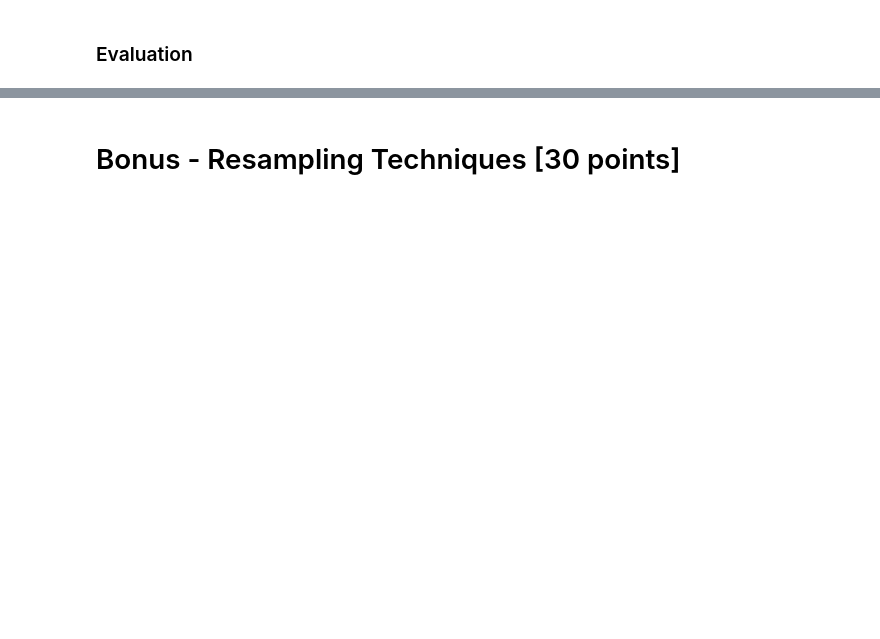
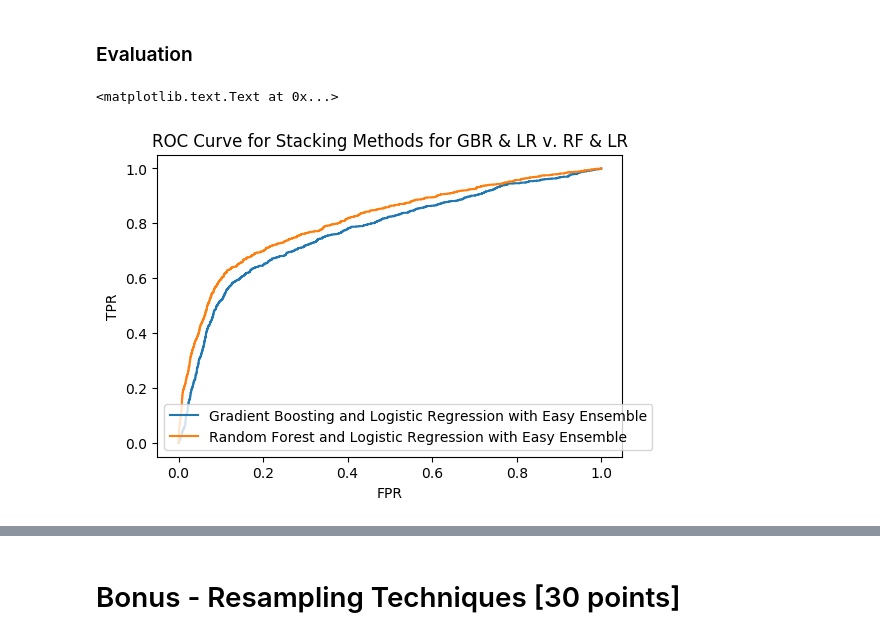
Before and after one commit to jagerhartman1/homework-iii-jagerhartman1-master, a Jupyter notebook: hw3_starter_notebook.ipynb, the cells around one changed output, grey strips where cells are left out. Drawn from its saved outputs; the diff is of its cells as text; code cells hidden in the pictures; blank space fills up the shorter version.

```diff
--- a/hw3_starter_notebook.ipynb
+++ b/hw3_starter_notebook.ipynb
@@ -1108,20 +1154,18 @@ from sklearn.feature_selection import RFE
 The classifiers are defined above in part 1 and part 2 for resampled logistic regression and gradient boosted classifier respectively.  The following is an implementation of poor man's stacking which doesn't include the cross validation step in normal stacking procedures.
 # %%
-reshaper = FunctionTransformer(lambda X_: np.rollaxis(X_, 1).reshape(-1,4)[:, 1::2], validate=False)
-
 voting = VotingClassifier([('resampled_lr', resampled_lr),
-                           ('gbrt', gbrt)],
+                           ('rf', grid_search_RF)],
                           voting = 'soft')
 
-stacking_1 = make_pipeline(voting, reshaper, LogisticRegression(C=100))
-stacking_1.fit(X_train, y_train)
+stacking_2 = make_pipeline(voting, reshaper, LogisticRegression(C=100))
+stacking_2.fit(X_train, y_train)
 
-y_pred = pd.DataFrame(stacking_1.predict_proba(X_test))[1]
+y_pred = pd.DataFrame(stacking_2.predict_proba(X_train))[1]
+print("train roc-auc", roc_auc_score(y_train, y_pred))
+
+y_pred = pd.DataFrame(stacking_2.predict_proba(X_test))[1]
 print("test roc-auc", roc_auc_score(y_test, y_pred))
 
-y_pred = pd.DataFrame(stacking_1.predict_proba(X_train))[1]
-print("train roc-auc", roc_auc_score(y_train, y_pred))
-
-score = roc_auc_score(y_train, y_pred)
-assert(score > 0.77)
+score_final = roc_auc_score(y_test, y_pred)
+print(score_final)
 # %% [output]
@@ -1203,0 +1215,18 @@ print("Confusion matrix:\n{}".format(confusion))
+# %%
+from sklearn.metrics import roc_curve
+
+props_1 = stacking_1.predict_proba(X_test)[:, 1]
+fpr_1, tpr_1, _ = roc_curve(y_test, props_1)
+plt.plot(fpr_1, tpr_1, label="Gradient Boosting and Logistic Regression with Easy Ensemble")
+
+props_2 = stacking_2.predict_proba(X_test)[:, 1]
+fpr_2, tpr_2, _ = roc_curve(y_test, props_2)
+plt.plot(fpr_2, tpr_2, label="Random Forest and Logistic Regression with Easy Ensemble")
+
+plt.legend()
+plt.title("ROC Curve for Stacking Methods for GBR & LR v. RF & LR")
+plt.xlabel("FPR")
+plt.ylabel("TPR")
+# %% [output]
+<matplotlib.text.Text at 0x...>
+[figure, added]
```
Also changed, not shown: parts of 99 cells of this notebook, 1 other file.
